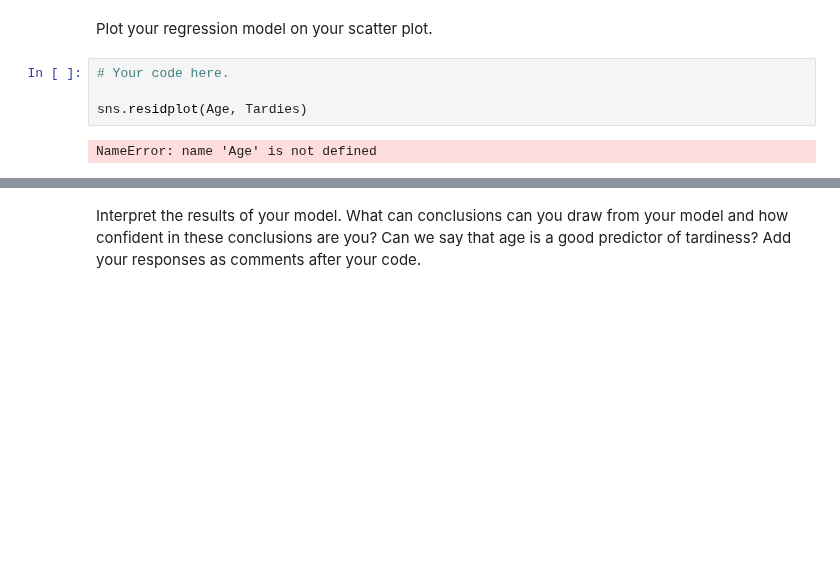
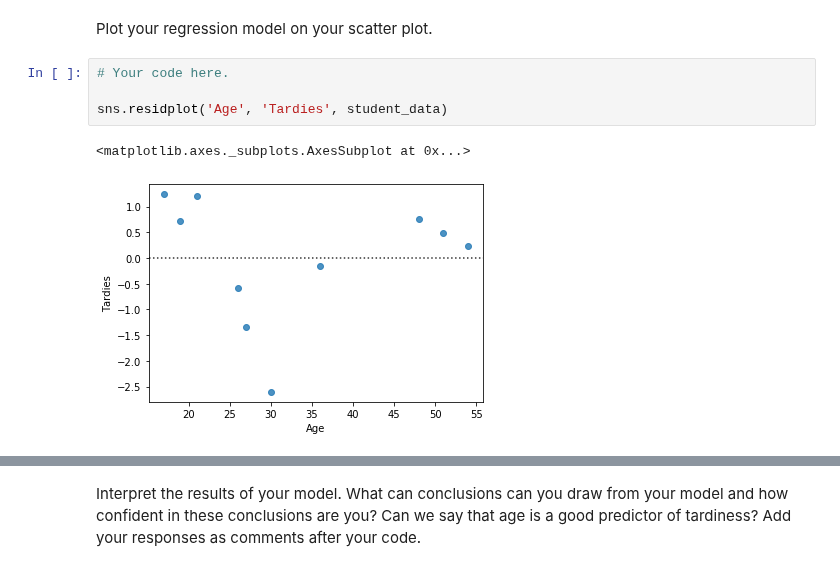
Before and after one commit to haggarw3/daft-miami-1019-labs, a Jupyter notebook: module-2/Regression-Analysis/your-code.ipynb, the cells around one changed output, grey strips where cells are left out. Saved outputs shown, nothing was run; the diff lists cells and outputs as text; blank space fills up the shorter version.

```diff
--- a/module-2/Regression-Analysis/your-code.ipynb
+++ b/module-2/Regression-Analysis/your-code.ipynb
@@ -130,6 +193,7 @@ Plot your regression model on your scatter plot.
 # %%
 # Your code here.
 
-sns.residplot(Age, Tardies)
+sns.residplot('Age', 'Tardies', student_data)
 # %% [output]
-NameError: name 'Age' is not defined
+<matplotlib.axes._subplots.AxesSubplot at 0x...>
+[figure, added]
```
Also changed, not shown: parts of 33 cells of this notebook.
